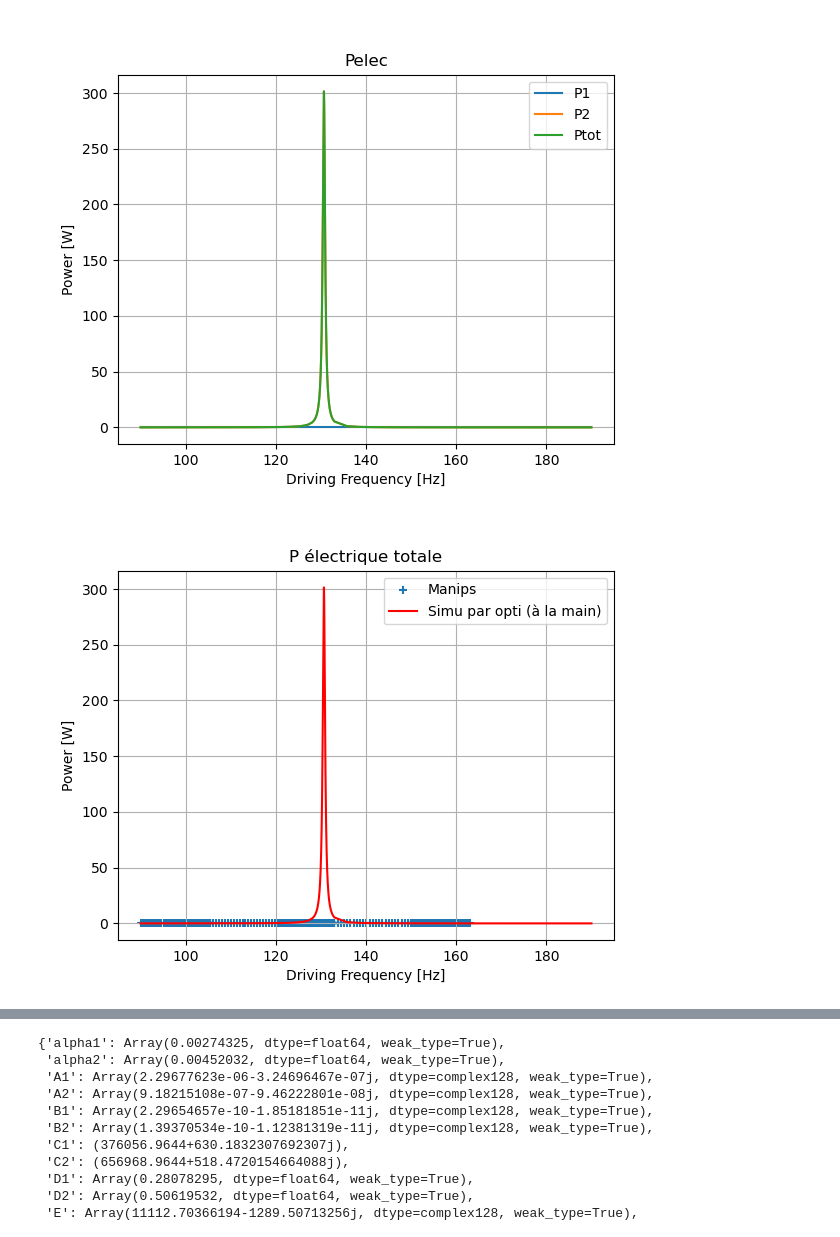
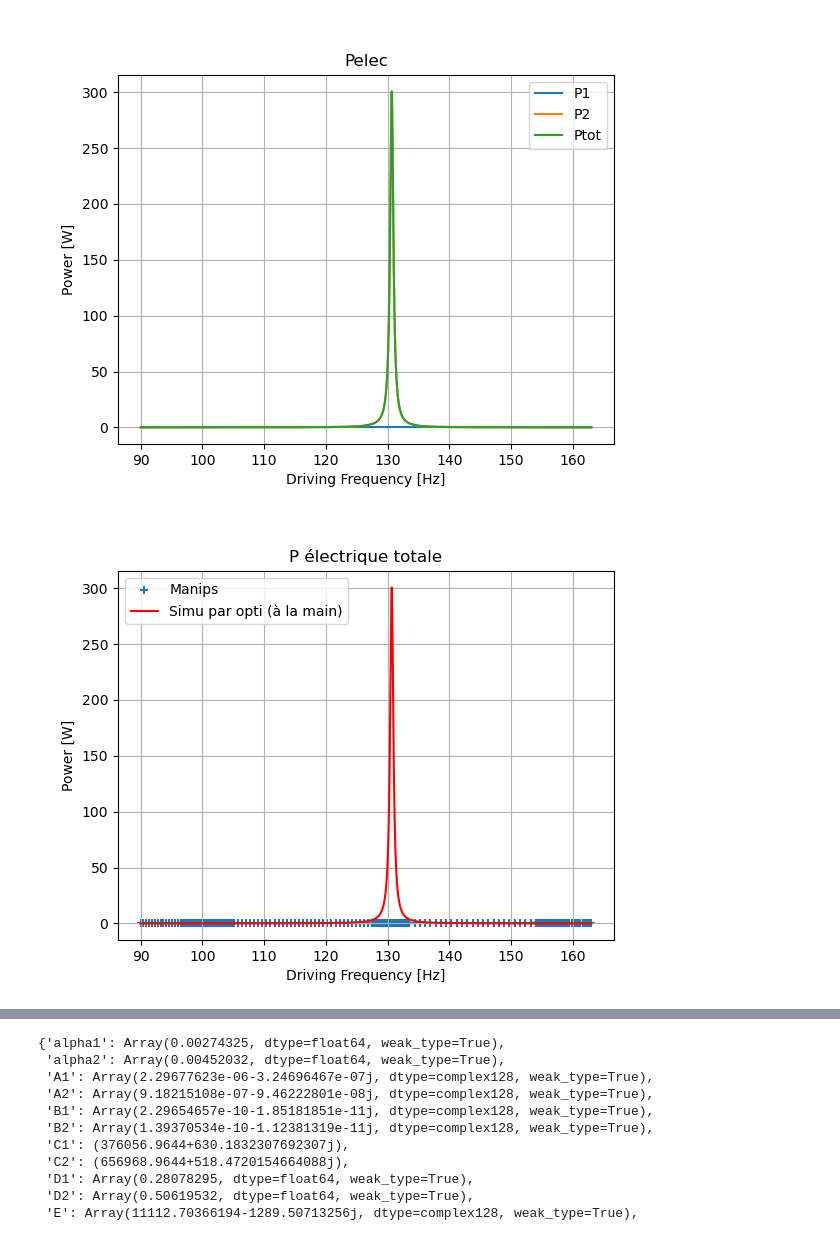
Before and after one commit to SalsyUniate/LinearManipsData, a Jupyter notebook: simu copy.ipynb, the cells around one changed output, grey strips where cells are left out. Drawn from its saved outputs; the diff is of its cells as text; code cells hidden in the pictures.

```diff
--- a/simu copy.ipynb
+++ b/simu copy.ipynb
@@ -10,5 +10,5 @@ from collections import namedtuple
 %matplotlib widget
 jax.config.update("jax_enable_x64", True)
 # %%
-exp_coupled    = pl.read_parquet("results_for_figures/coupled_davidmaster_nylon.parquet")
+exp_coupled    = pl.read_parquet("results_for_figures/coupled_coudemaster_metal.parquet")
 # %%
@@ -72,6 +72,7 @@ Q_c = 130
 M_c = 9.77e-03
 Bf_c = 7.30474e-4
 # %%
-frequencies_list = jnp.asarray(data_uncoupled['f'].unique())
+frequencies_list = jnp.asarray(exp_coupled['f'].unique())
 omegas_list      = frequencies_list * 2 * jnp.pi
-resistances_list = jnp.asarray(data_uncoupled['Rload'].unique())
+resistances_list = jnp.logspace(jnp.log10(1e3), jnp.log10(1e7), 50)
+#jnp.asarray(exp_coupled['Ropt'].unique())
@@ -241,19 +239,19 @@ plt.legend()
 plt.grid()
 plt.show()
 # %% [output]
-[figure, old version]
+[figure, new version]
 # %%
 plt.figure()
-plt.scatter(jnp.asarray(exp_coupled["f"]), jnp.asarray(exp_coupled["pow1max"]), marker = '+', label = "Manips")
+plt.scatter(jnp.asarray(exp_coupled["f"]), jnp.asarray(exp_coupled["pow"]), marker = '+', label = "Manips")
 # plt.scatter(jnp.asarray(exp_uncoupled["f"]), jnp.asarray(exp_uncoupled["pow2max"]), marker = '+', label = "Manips")
 plt.plot(frequencies_list, simu_coupled['Ptotelec'], 'r-', label = "Simu par opti (à la main)")
 plt.xlabel("Driving Frequency [Hz]")
 plt.ylabel("Power [W]")
 plt.title("P électrique totale")
 plt.legend()
 # plt.yscale('log')
 plt.grid()
 plt.show()
 # %% [output]
-[figure, old version]
+[figure, new version]
 # %%
```
Also changed, not shown: parts of 3 cells of this notebook, 3 other files.
